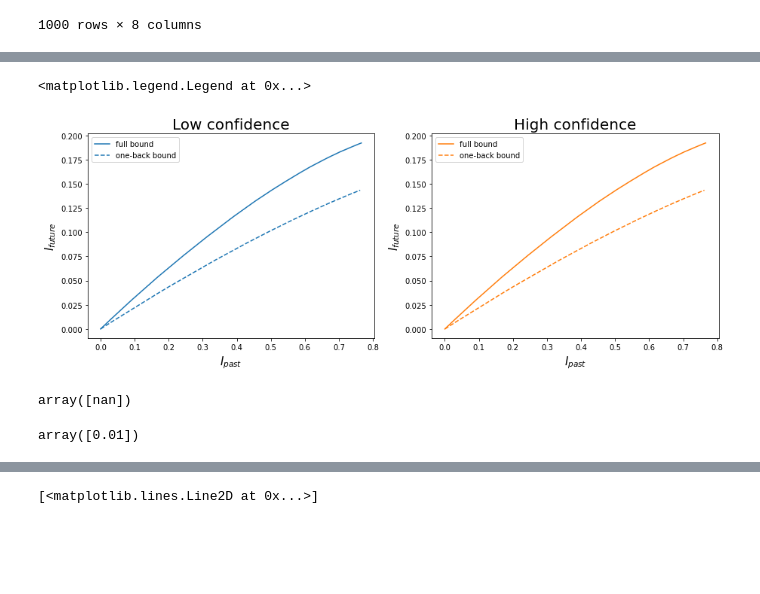
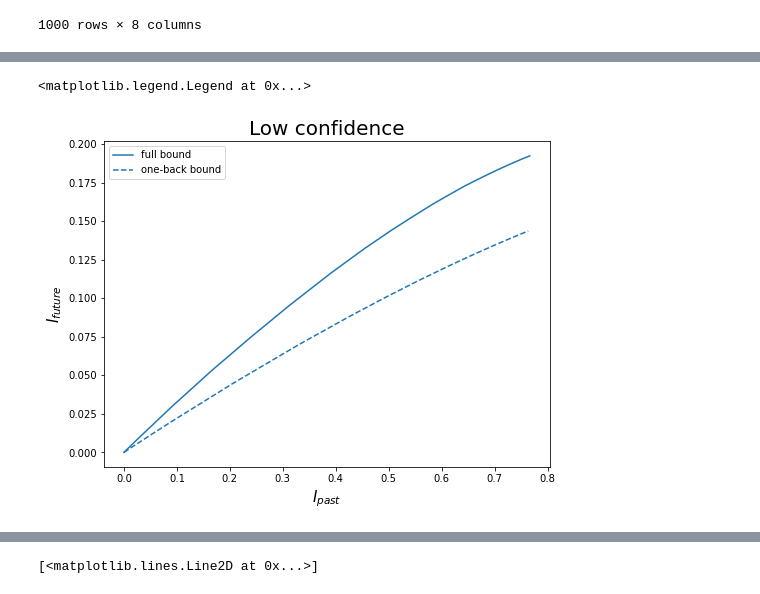
Before and after one commit to vickiew/InformationBottleneckConfidence, a Jupyter notebook: Urn-Confidence/Pilot/Pilot.ipynb, the cells around one changed output, grey strips where cells are left out. Saved outputs shown, nothing was run; the diff lists cells and outputs as text; code cells hidden in the pictures; blank space fills up the shorter version.

```diff
--- a/Urn-Confidence/Pilot/Pilot.ipynb
+++ b/Urn-Confidence/Pilot/Pilot.ipynb
@@ -588,7 +592,7 @@ def get_windowed_bound(x_array,z,w,mb=50,nb=2000,p=8):
         - 4 element tuple with a sequence of ipast and ifuture values corresponding to the information bottleneck for full and one back bounds
     '''
     # Get desired windowed x and corresponding z
-    #xw,zw = get_windowed_x_v(['0' + h[-w:] for h in x_array],z,w=w)
+    xw,zw = get_windowed_x_v(['0' + h[-w:] for h in x_array],z,w=w)
 
     # Compute the information bottleneck using EMBO for the window size w specified above
     ipw, ifw, _, _= InformationBottleneck(xw, zw, window_size_x=1, window_size_y=1).get_bottleneck()
@@ -620,7 +624,7 @@ ipw_h1,ifw_h1,ipw_h1_1back,ifw_h1_1back = get_windowed_bound(adat_trials['Histor
 plt.figure(1,(8,6))
 
 # Low confidence rate
-plt.subplot(1,2,1)
+#plt.subplot(1,2,1)
 plt.plot(ipw_h1,ifw_h1,'-',color=cmap(0),label='full bound')
 plt.plot(ipw_h1_1back,ifw_h1_1back,'--',color=cmap(0), label='one-back bound')
 #plt.ylim([0,.8])
@@ -634,5 +638,5 @@ Wall time: 1.62 s
 <matplotlib.legend.Legend at 0x...>
-[figure, old version]
+[figure, new version]
 # %%
 z1 = adat_trials['Jar'][1:].reset_index(drop = True)
 z1[999] = 0
@@ -641,6 +644,0 @@ I_x, I_y, h_m, beta = InformationBottleneck(np.arange(999)%2, np.arange(999)%2,
-# %%
-h_m
-beta
-# %% [output]
-array([nan])
-array([0.01])
```
Also changed, not shown: parts of 6 cells of this notebook, 6 other files.
